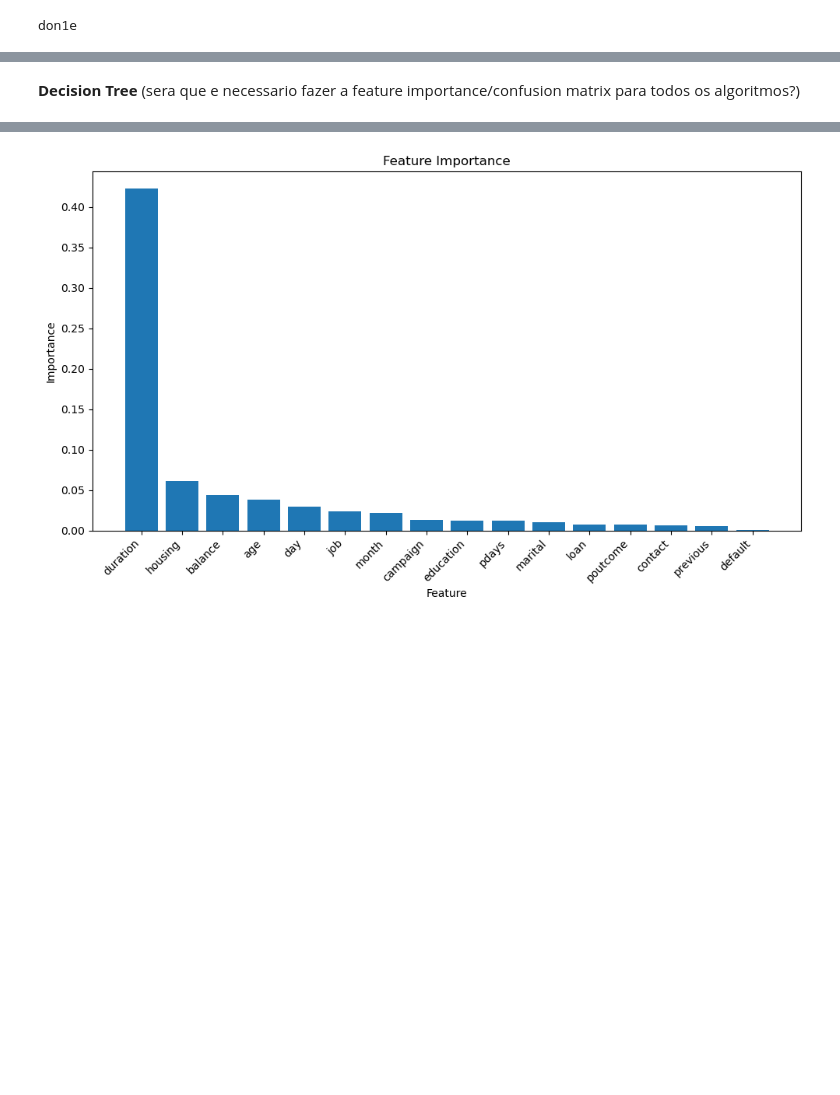
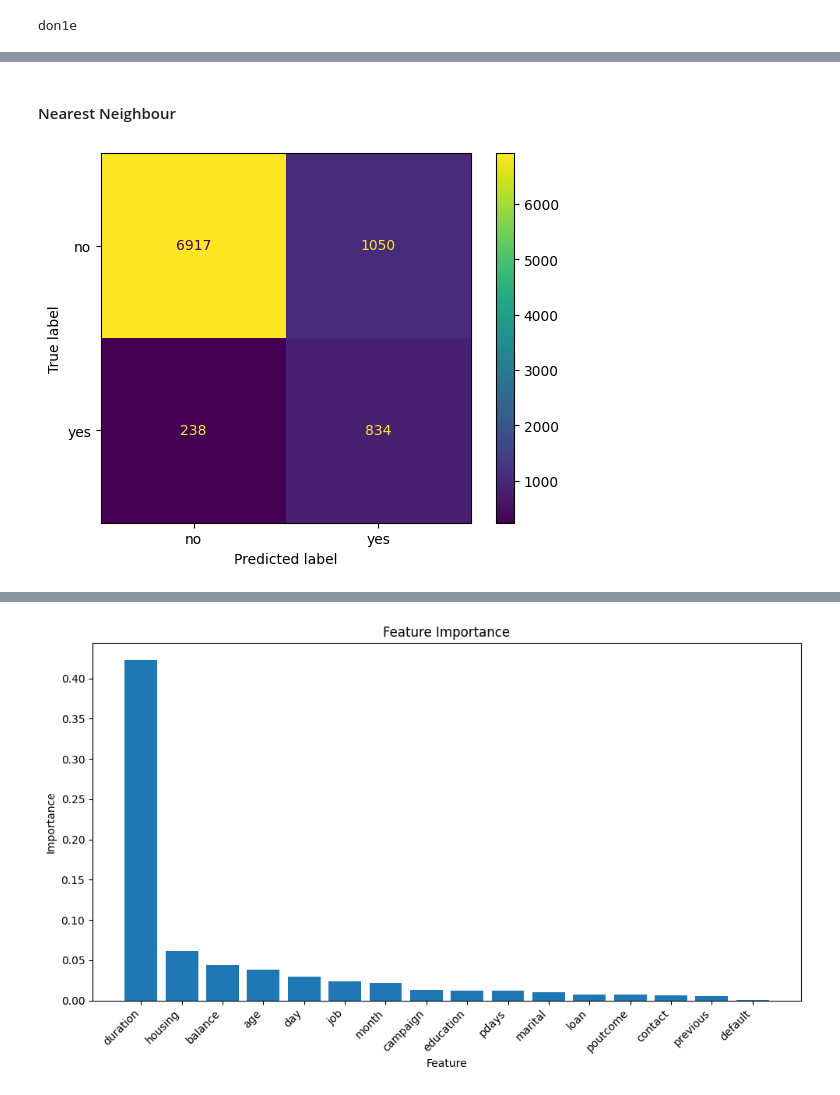
Before and after one commit to DanielCarneiro123/Machine-Learning-Proj, a Jupyter notebook: src/dataset_cleaning.ipynb, the cells around one changed output, grey strips where cells are left out. Drawn from its saved outputs; the diff is of its cells as text; code cells hidden in the pictures; blank space fills up the shorter version.

```diff
--- a/src/dataset_cleaning.ipynb
+++ b/src/dataset_cleaning.ipynb
@@ -649,2 +683,10 @@ Accuracy: 0.8719, Precision: 0.4745, Recall: 0.7472, F1-score: 0.5804
-# %% [markdown]
-**Decision Tree** (sera que e necessario fazer a feature importance/confusion matrix para todos os algoritmos?)
+# %% [markdown]
+#### Nearest Neighbour
+# %%
+y_pred = model_knn.predict(X_test)
+confusion_matrix_result = confusion_matrix(y_test, y_pred)
+
+ConfusionMatrixDisplay(confusion_matrix=confusion_matrix_result, display_labels=["no", "yes"]).plot()
+plt.show()
+# %% [output]
+[figure, added]
```
Also changed, not shown: parts of 18 cells of this notebook.
